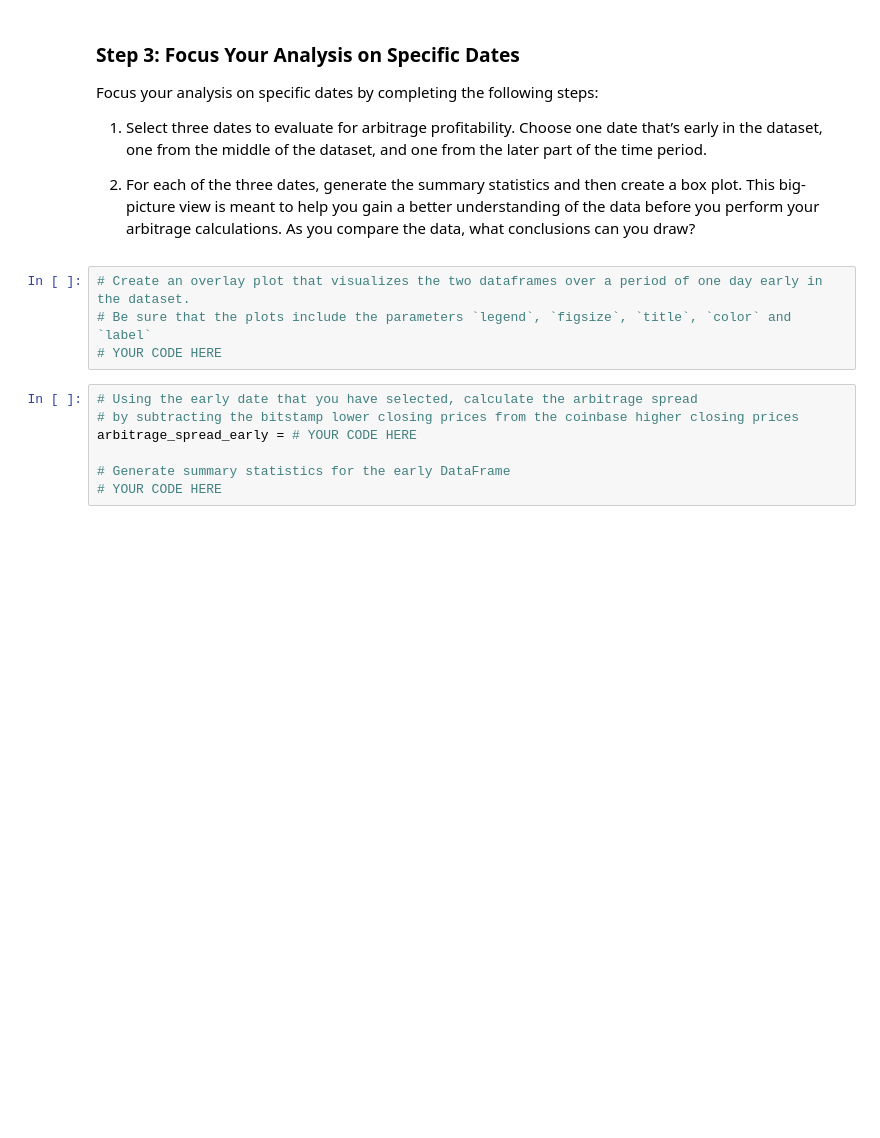
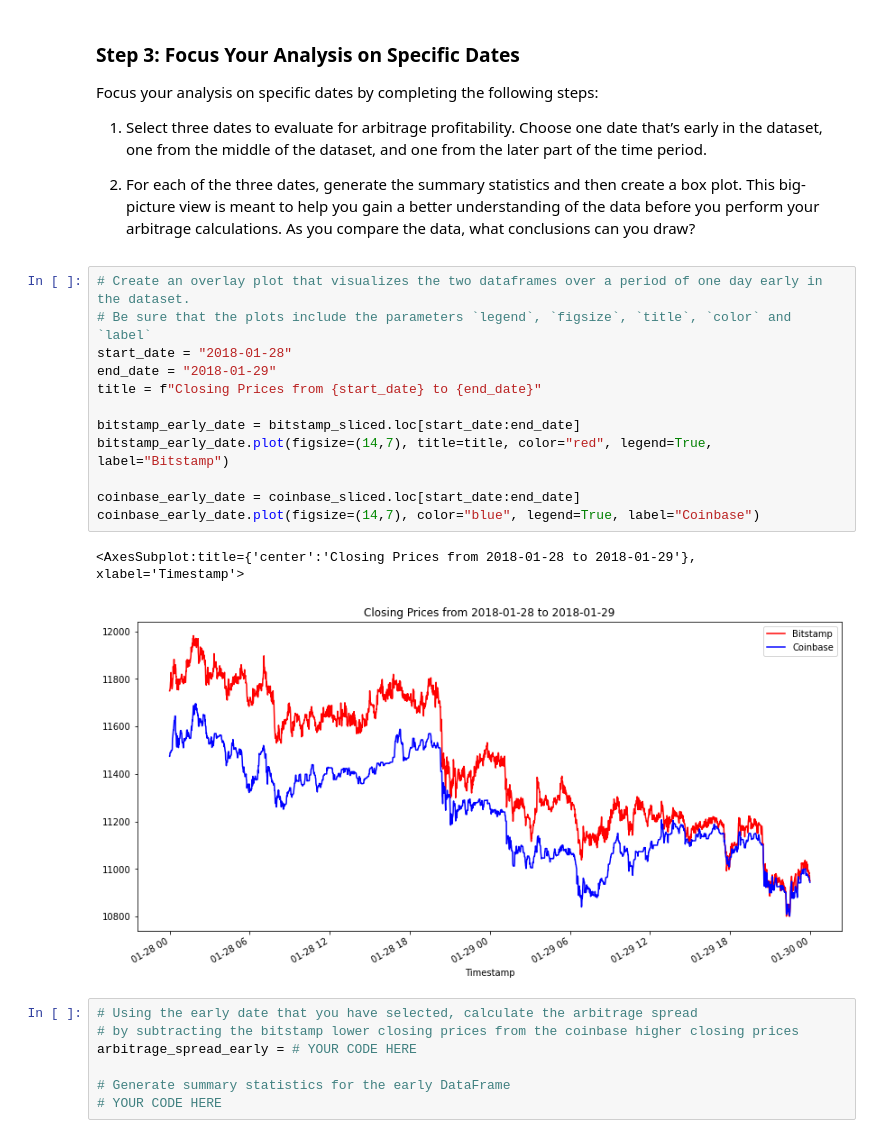
Before and after one commit to rdillens/03_Arbitrage_Opportunities, a Jupyter notebook: crypto_arbitrage.ipynb, the cells around one changed output. Drawn from its saved outputs; the diff is of its cells as text; blank space fills up the shorter version.

Commit message:
plot early date data

```diff
--- a/crypto_arbitrage.ipynb
+++ b/crypto_arbitrage.ipynb
@@ -302,7 +302,18 @@ Focus your analysis on specific dates by completing the following steps:
 # %%
 # Create an overlay plot that visualizes the two dataframes over a period of one day early in the dataset.
 # Be sure that the plots include the parameters `legend`, `figsize`, `title`, `color` and `label`
-# YOUR CODE HERE
+start_date = "2018-01-28"
+end_date = "2018-01-29"
+title = f"Closing Prices from {start_date} to {end_date}"
+
+bitstamp_early_date = bitstamp_sliced.loc[start_date:end_date]
+bitstamp_early_date.plot(figsize=(14,7), title=title, color="red", legend=True, label="Bitstamp")
+
+coinbase_early_date = coinbase_sliced.loc[start_date:end_date]
+coinbase_early_date.plot(figsize=(14,7), color="blue", legend=True, label="Coinbase")
+# %% [output]
+<AxesSubplot:title={'center':'Closing Prices from 2018-01-28 to 2018-01-29'}, xlabel='Timestamp'>
+[figure, added]
 # %%
 # Using the early date that you have selected, calculate the arbitrage spread
 # by subtracting the bitstamp lower closing prices from the coinbase higher closing prices
```
